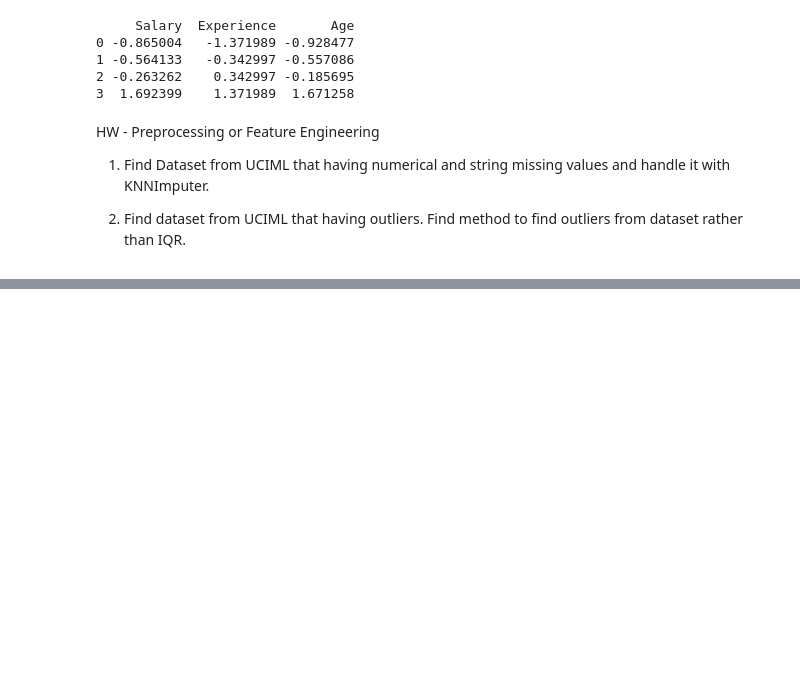
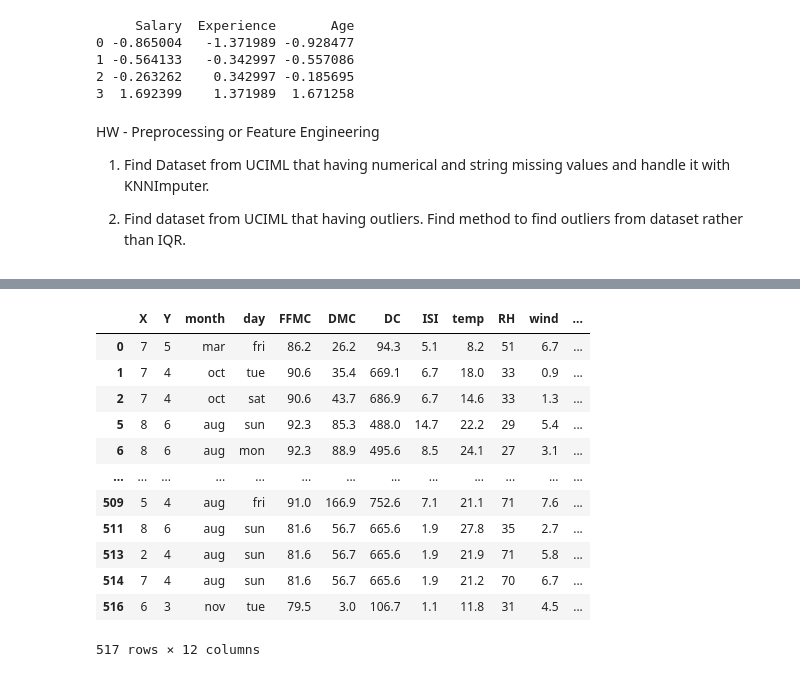
Before and after one commit to ydv-prince/ML-Practicals, a Jupyter notebook: workshop/preprocessing.ipynb, the cells around one changed output, grey strips where cells are left out. Drawn from its saved outputs; the diff is of its cells as text; code cells hidden in the pictures; blank space fills up the shorter version.

```diff
--- a/workshop/preprocessing.ipynb
+++ b/workshop/preprocessing.ipynb
@@ -453,0 +606,2 @@ HW - Preprocessing or Feature Engineering
+# %%
+num_cols = [col for col in X.columns if X[col].dtypes != 'object']
@@ -453,0 +684,17 @@ HW - Preprocessing or Feature Engineering
+# %%
+final_df = pd.concat([normal, outliers], axis=0)
+final_df
+# %% [output]
+|  | X | Y | month | day | FFMC | DMC | DC | ISI | temp | RH | wind | ... |
+| 0 | 7 | 5 | mar | fri | 86.2 | 26.2 | 94.3 | 5.1 | 8.2 | 51 | 6.7 | ... |
+| 1 | 7 | 4 | oct | tue | 90.6 | 35.4 | 669.1 | 6.7 | 18.0 | 33 | 0.9 | ... |
+| 2 | 7 | 4 | oct | sat | 90.6 | 43.7 | 686.9 | 6.7 | 14.6 | 33 | 1.3 | ... |
+| 5 | 8 | 6 | aug | sun | 92.3 | 85.3 | 488.0 | 14.7 | 22.2 | 29 | 5.4 | ... |
+| 6 | 8 | 6 | aug | mon | 92.3 | 88.9 | 495.6 | 8.5 | 24.1 | 27 | 3.1 | ... |
+| ... | ... | ... | ... | ... | ... | ... | ... | ... | ... | ... | ... | ... |
+| 509 | 5 | 4 | aug | fri | 91.0 | 166.9 | 752.6 | 7.1 | 21.1 | 71 | 7.6 | ... |
+| 511 | 8 | 6 | aug | sun | 81.6 | 56.7 | 665.6 | 1.9 | 27.8 | 35 | 2.7 | ... |
+| 513 | 2 | 4 | aug | sun | 81.6 | 56.7 | 665.6 | 1.9 | 21.9 | 71 | 5.8 | ... |
+| 514 | 7 | 4 | aug | sun | 81.6 | 56.7 | 665.6 | 1.9 | 21.2 | 70 | 6.7 | ... |
+| 516 | 6 | 3 | nov | tue | 79.5 | 3.0 | 106.7 | 1.1 | 11.8 | 31 | 4.5 | ... |
+517 rows × 12 columns
```
Also changed, not shown: parts of 19 cells of this notebook.
